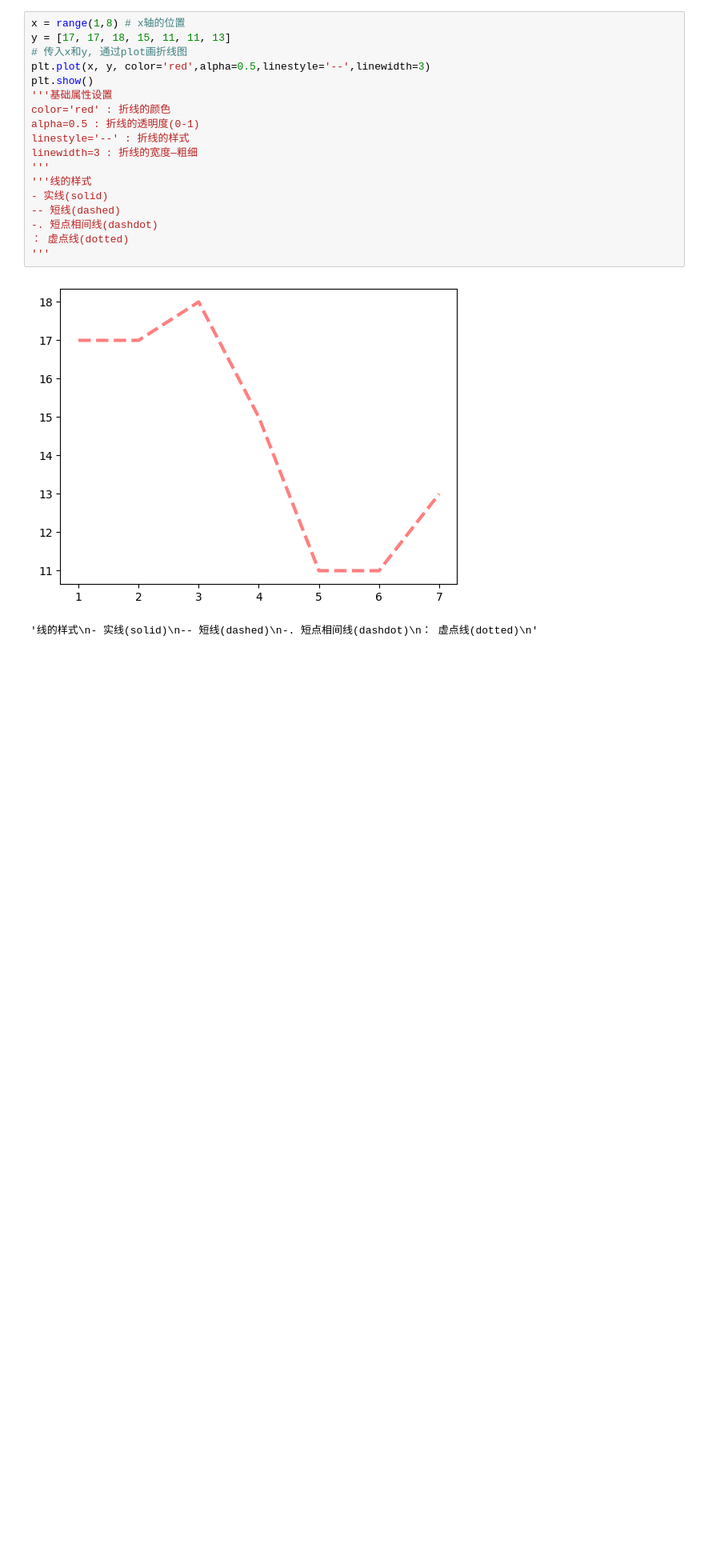
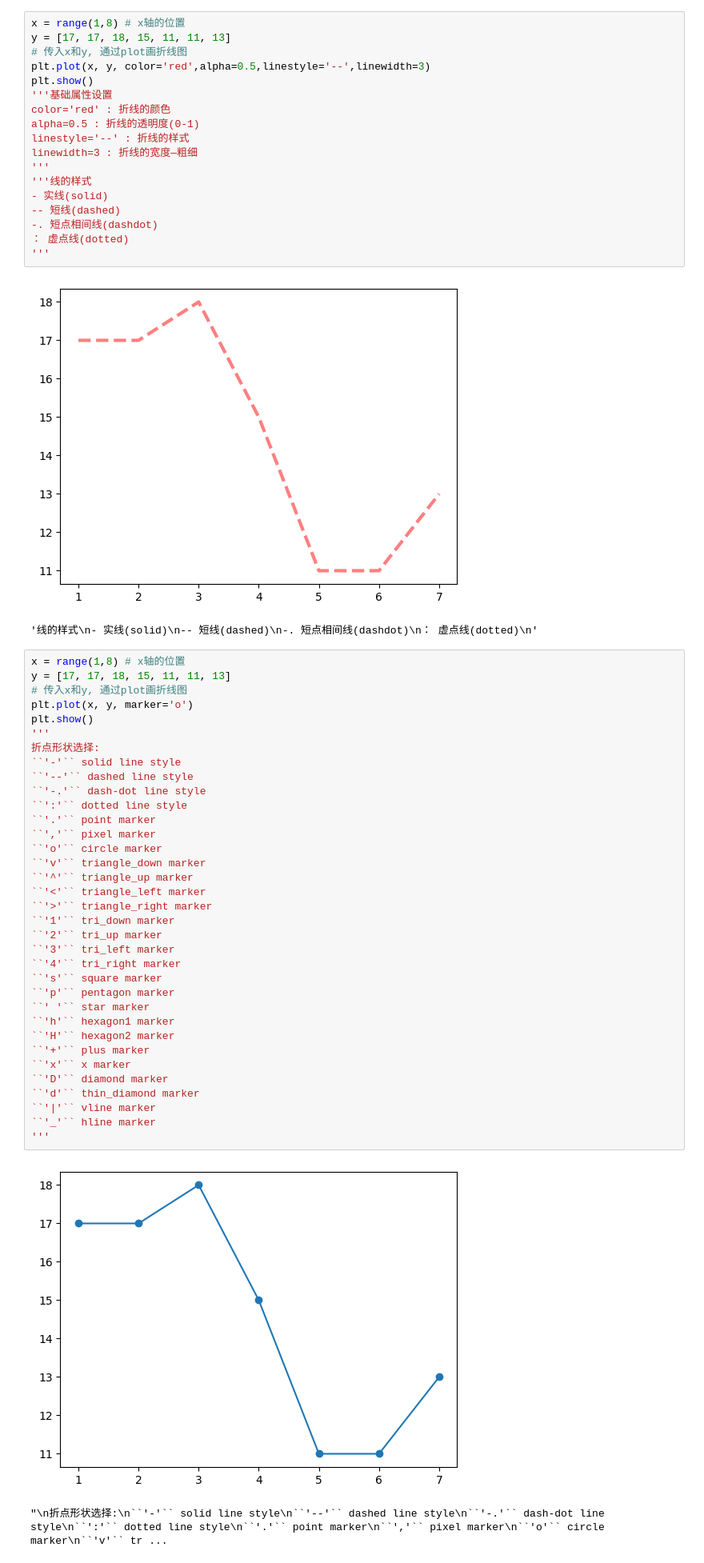
Before and after one commit to logcoke/Data_Analysis, a Jupyter notebook: Jupyter_NoteBook/matplotlib.ipynb, the cells around one changed output. Shown: that part at 80% size. Cells and saved outputs as stored; diff of their text form; blank space fills up the shorter version.

```diff
--- a/Jupyter_NoteBook/matplotlib.ipynb
+++ b/Jupyter_NoteBook/matplotlib.ipynb
@@ -37,3 +38,41 @@ linewidth=3 : 折线的宽度—粗细
 # %% [output]
 [figure]
 '线的样式\n- 实线(solid)\n-- 短线(dashed)\n-. 短点相间线(dashdot)\n： 虚点线(dotted)\n'
+# %%
+x = range(1,8) # x轴的位置
+y = [17, 17, 18, 15, 11, 11, 13]
+# 传入x和y, 通过plot画折线图
+plt.plot(x, y, marker='o')
+plt.show()
+'''
+折点形状选择:
+``'-'`` solid line style
+``'--'`` dashed line style
+``'-.'`` dash-dot line style
+``':'`` dotted line style
+``'.'`` point marker
+``','`` pixel marker
+``'o'`` circle marker
+``'v'`` triangle_down marker
+``'^'`` triangle_up marker
+``'<'`` triangle_left marker
+``'>'`` triangle_right marker
+``'1'`` tri_down marker
+``'2'`` tri_up marker
+``'3'`` tri_left marker
+``'4'`` tri_right marker
+``'s'`` square marker
+``'p'`` pentagon marker
+``' '`` star marker
+``'h'`` hexagon1 marker
+``'H'`` hexagon2 marker
+``'+'`` plus marker
+``'x'`` x marker
+``'D'`` diamond marker
+``'d'`` thin_diamond marker
+``'|'`` vline marker
+``'_'`` hline marker
+'''
+# %% [output]
+[figure, added]
+"\n折点形状选择:\n``'-'`` solid line style\n``'--'`` dashed line style\n``'-.'`` dash-dot line style\n``':'`` dotted line style\n``'.'`` point marker\n``','`` pixel marker\n``'o'`` circle marker\n``'v'`` tr ...
```
Also changed, not shown: parts of 4 cells of this notebook.
